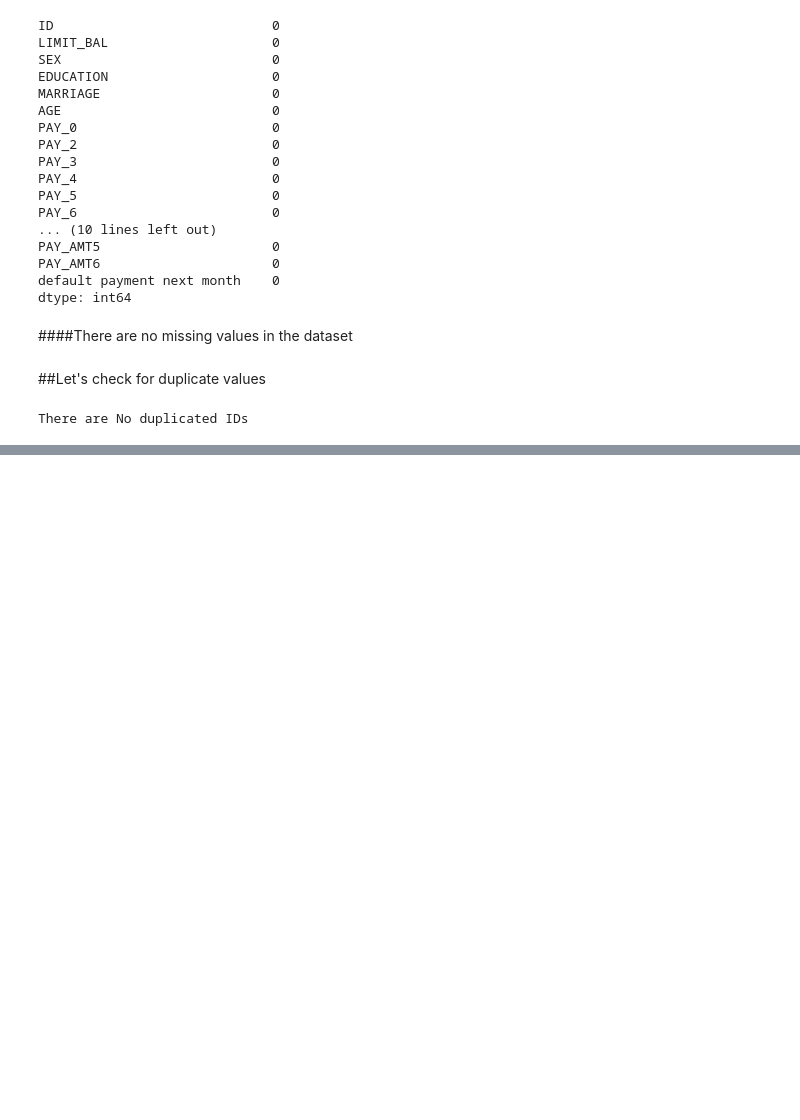
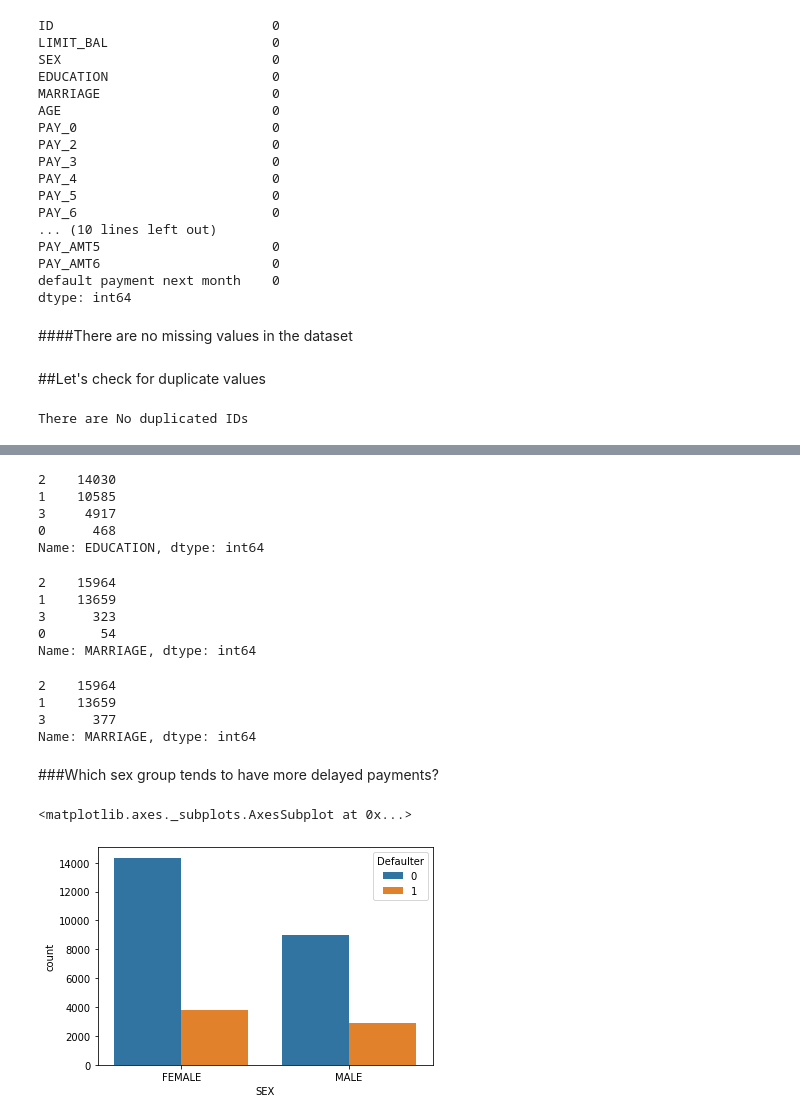
Before and after one commit to Aayushi-Sharma24/Credit_Card_Default_Prediction_Classification, a Jupyter notebook: Credit_Card_Default_Prediction_AS_Capstone_Project.ipynb, the cells around one changed output, grey strips where cells are left out. Saved outputs shown, nothing was run; the diff lists cells and outputs as text; code cells hidden in the pictures; blank space fills up the shorter version.

```diff
--- a/Credit_Card_Default_Prediction_AS_Capstone_Project.ipynb
+++ b/Credit_Card_Default_Prediction_AS_Capstone_Project.ipynb
@@ -154,0 +189,46 @@ There are No duplicated IDs
+# %%
+#Aggregating values 4,5 and 6 to 0 as there are not much records in them
+df["EDUCATION"] = df["EDUCATION"].replace({4:0,5:0,6:0})
+df["EDUCATION"].value_counts()
+# %% [output]
+2    14030
+1    10585
+3     4917
+0      468
+Name: EDUCATION, dtype: int64
+# %%
+#check count of unique values
+df["MARRIAGE"].value_counts()
+# %% [output]
+2    15964
+1    13659
+3      323
+0       54
+Name: MARRIAGE, dtype: int64
+# %%
+#there are not much records in 3 and 0 values.
+# Therefore, aggregating them
+df["MARRIAGE"] = df["MARRIAGE"].replace({0:3})
+df["MARRIAGE"].value_counts()
+# %% [output]
+2    15964
+1    13659
+3      377
+Name: MARRIAGE, dtype: int64
+# %%
+#Create new Dataframe for categorical variables
+df_cat = df[['SEX', 'EDUCATION', 'MARRIAGE']].copy()
+df_cat['Defaulter'] = df['IsDefaulter']
+
+#replace all values in categorical varibles with original names
+df_cat.replace({'SEX': {1 : 'MALE', 2 : 'FEMALE'},
+                'EDUCATION' : {1 : 'graduate school', 2 : 'university', 3 : 'high school', 0 : 'others'},
+                'MARRIAGE' : {1 : 'married', 2 : 'single', 3 : 'others'}}, inplace = True)
+# %% [markdown]
+###Which sex group tends to have more delayed payments?
+# %%
+#Plotting data using countplot
+sns.countplot(x='SEX',hue='Defaulter',data=df_cat)
+# %% [output]
+<matplotlib.axes._subplots.AxesSubplot at 0x...>
+[figure, added]
```
Also changed, not shown: parts of 35 cells of this notebook.
